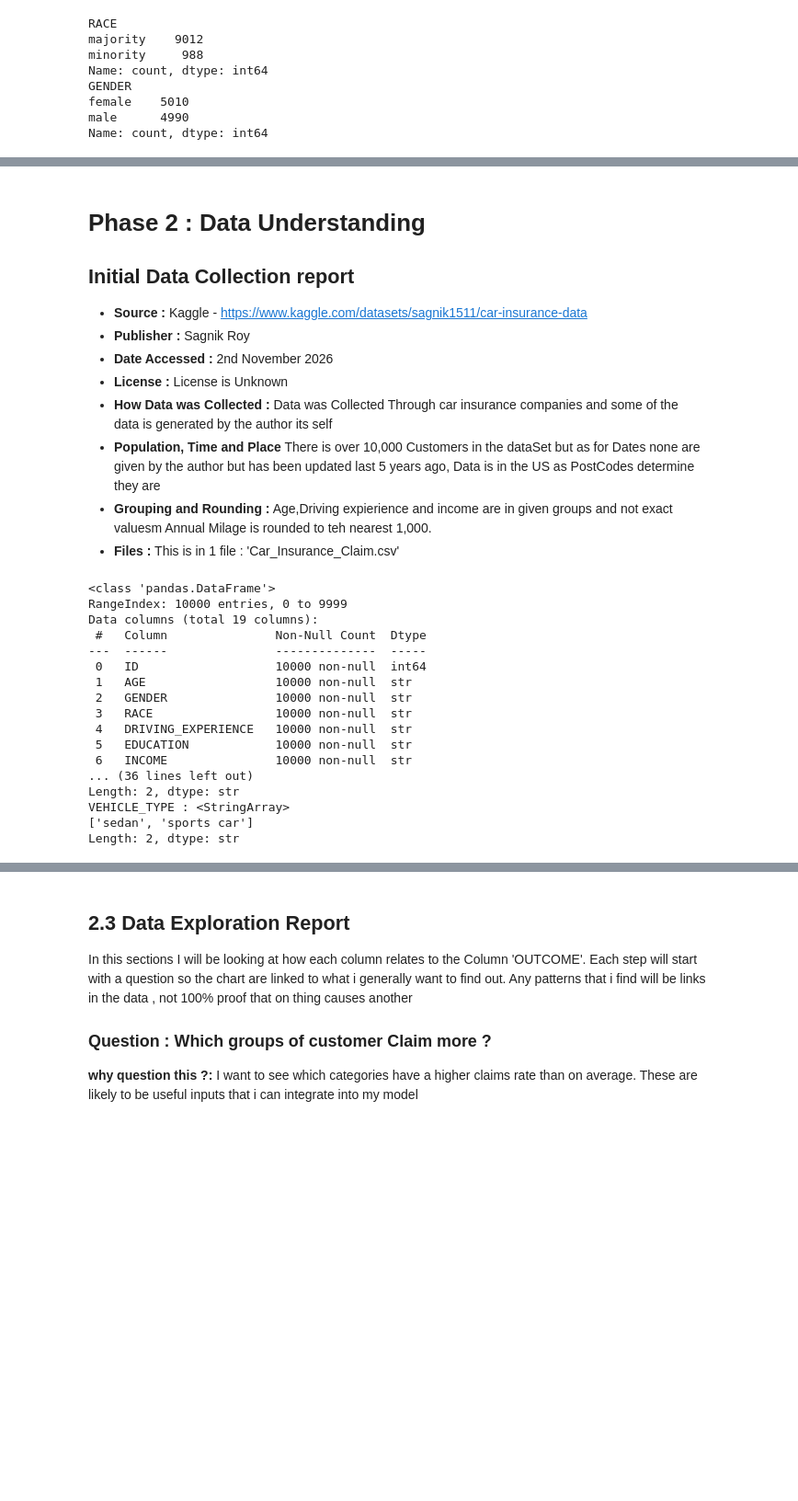
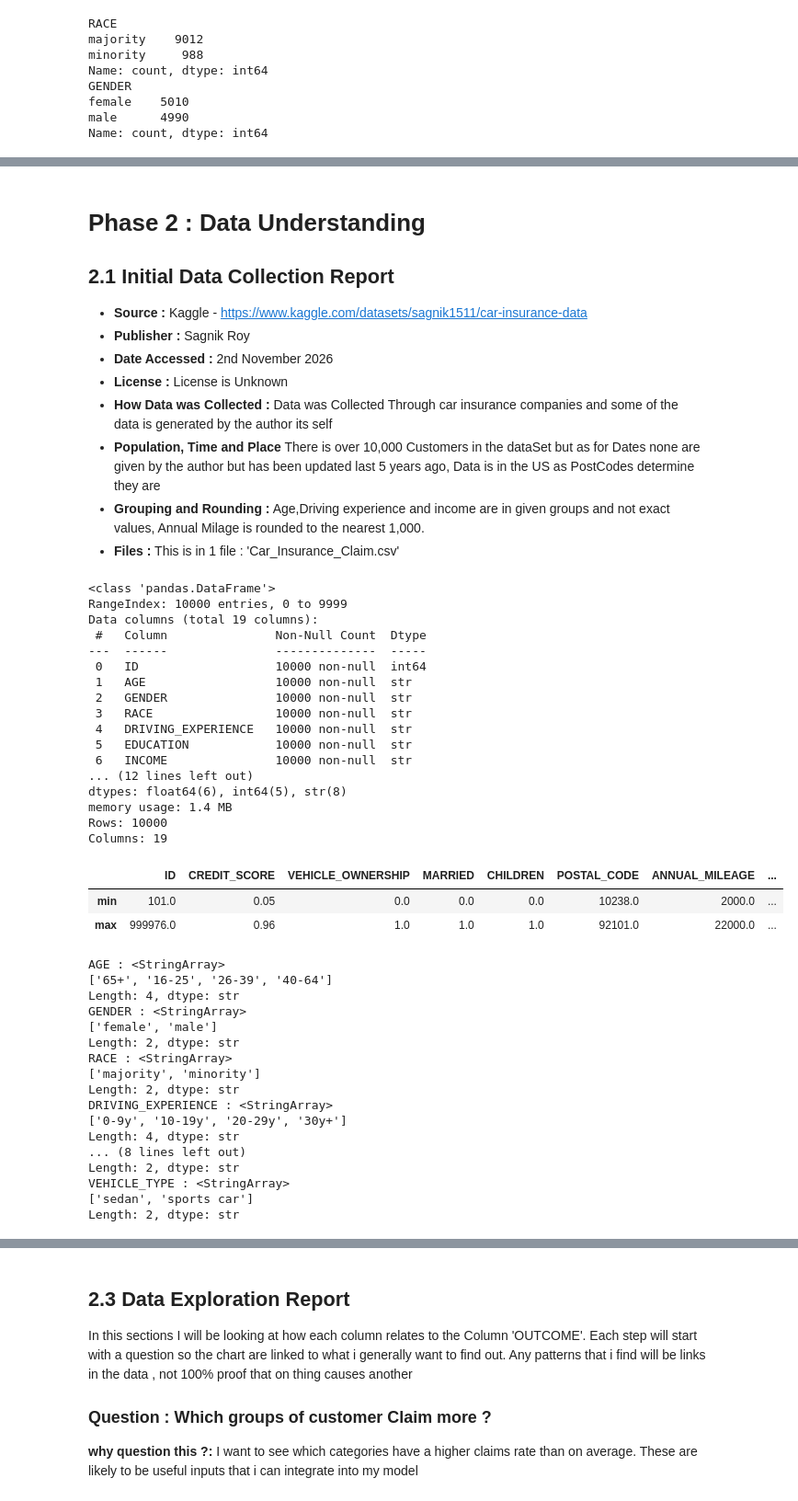
Before and after one commit to EronBaftjari/CA2_DataAnalytics, a Jupyter notebook: notebooks/T00253602_Baftjari_CA2_Notebook.ipynb, the cells around one changed output, grey strips where cells are left out. Shown at 92% size. Saved outputs shown, nothing was run; the diff lists cells and outputs as text; code cells hidden in the pictures; blank space fills up the shorter version.

```diff
--- a/notebooks/T00253602_Baftjari_CA2_Notebook.ipynb
+++ b/notebooks/T00253602_Baftjari_CA2_Notebook.ipynb
@@ -132,7 +127,7 @@ Name: count, dtype: int64
 # %% [markdown]
 # Phase 2 : Data Understanding
 
-## Initial Data Collection report
+## 2.1 Initial Data Collection Report
 
 - **Source :** Kaggle - https://www.kaggle.com/datasets/sagnik1511/car-insurance-data
 - **Publisher :** Sagnik Roy
@@ -140,38 +135,58 @@ Name: count, dtype: int64
 - **License :** License is Unknown
 - **How Data was Collected :** Data was Collected Through car insurance companies and some of the data is generated by the author its self
 - **Population, Time and Place** There is over 10,000 Customers in the dataSet but as for Dates none are given by the author but has been updated last 5 years ago, Data is in the US as PostCodes determine they are
-- **Grouping and Rounding :** Age,Driving expierience and income are in given groups and not exact valuesm Annual Milage is rounded to teh nearest 1,000.
+- **Grouping and Rounding :** Age,Driving experience and income are in given groups and not exact values, Annual Milage is rounded to the nearest 1,000.
 - **Files :** This is in 1 file : 'Car_Insurance_Claim.csv'
 # %%
 df.info()
 
 print("Rows:", df.shape[0])
 print("Columns:", df.shape[1])
 
 # Lowest and highest value for each number column
-df.describe().loc[["min", "max"]].round(2)
+display(df.describe().loc[["min", "max"]].round(2))
 
 #This will show the Data Types of each of these
 for col in ["AGE", "GENDER", "RACE", "DRIVING_EXPERIENCE", "EDUCATION", "INCOME", "VEHICLE_YEAR", "VEHICLE_TYPE"]:
     print(col, ":", df[col].unique())
 # %% [output]
 <class 'pandas.DataFrame'>
 RangeIndex: 10000 entries, 0 to 9999
 Data columns (total 19 columns):
  #   Column               Non-Null Count  Dtype
 ---  ------               --------------  -----
  0   ID                   10000 non-null  int64
  1   AGE                  10000 non-null  str
  2   GENDER               10000 non-null  str
  3   RACE                 10000 non-null  str
  4   DRIVING_EXPERIENCE   10000 non-null  str
  5   EDUCATION            10000 non-null  str
  6   INCOME               10000 non-null  str
-... (36 lines left out)
-Length: 2, dtype: str
-VEHICLE_TYPE : <StringArray>
-['sedan', 'sports car']
-Length: 2, dtype: str
+... (12 lines left out)
+dtypes: float64(6), int64(5), str(8)
+memory usage: 1.4 MB
+Rows: 10000
+Columns: 19
+|  | ID | CREDIT_SCORE | VEHICLE_OWNERSHIP | MARRIED | CHILDREN | POSTAL_CODE | ANNUAL_MILEAGE | ... |
+| min | 101.0 | 0.05 | 0.0 | 0.0 | 0.0 | 10238.0 | 2000.0 | ... |
+| max | 999976.0 | 0.96 | 1.0 | 1.0 | 1.0 | 92101.0 | 22000.0 | ... |
+AGE : <StringArray>
+['65+', '16-25', '26-39', '40-64']
+Length: 4, dtype: str
+GENDER : <StringArray>
+['female', 'male']
+Length: 2, dtype: str
+RACE : <StringArray>
+['majority', 'minority']
+Length: 2, dtype: str
+DRIVING_EXPERIENCE : <StringArray>
+['0-9y', '10-19y', '20-29y', '30y+']
+Length: 4, dtype: str
+... (8 lines left out)
+Length: 2, dtype: str
+VEHICLE_TYPE : <StringArray>
+['sedan', 'sports car']
+Length: 2, dtype: str
 # %% [markdown]
 ## 2.2 Data Description Report
 
```
Also changed, not shown: parts of 36 cells of this notebook, 1 other file.
